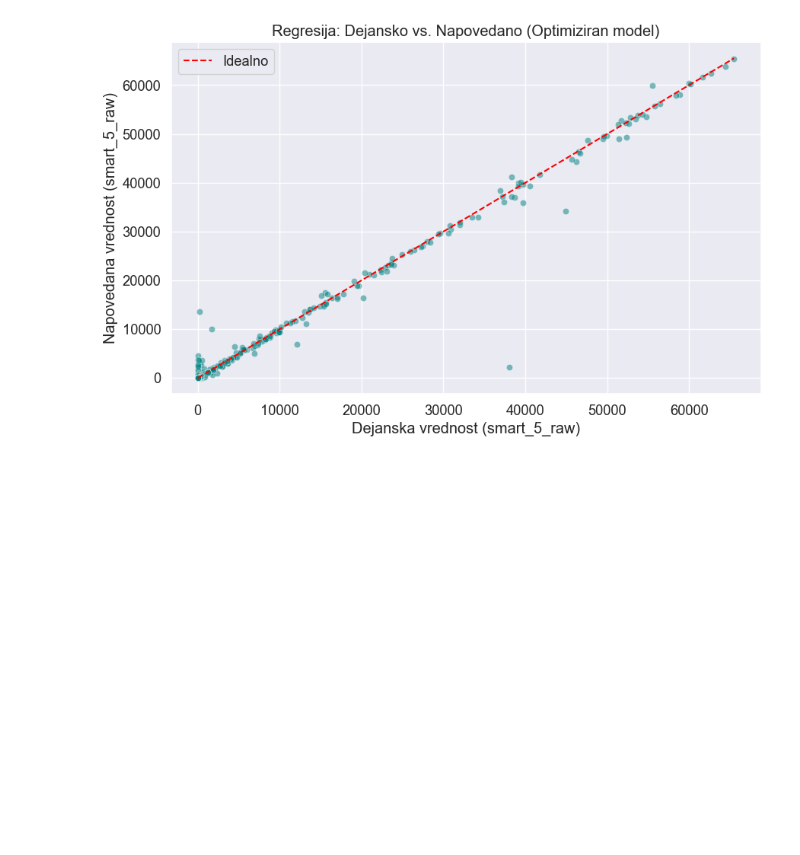
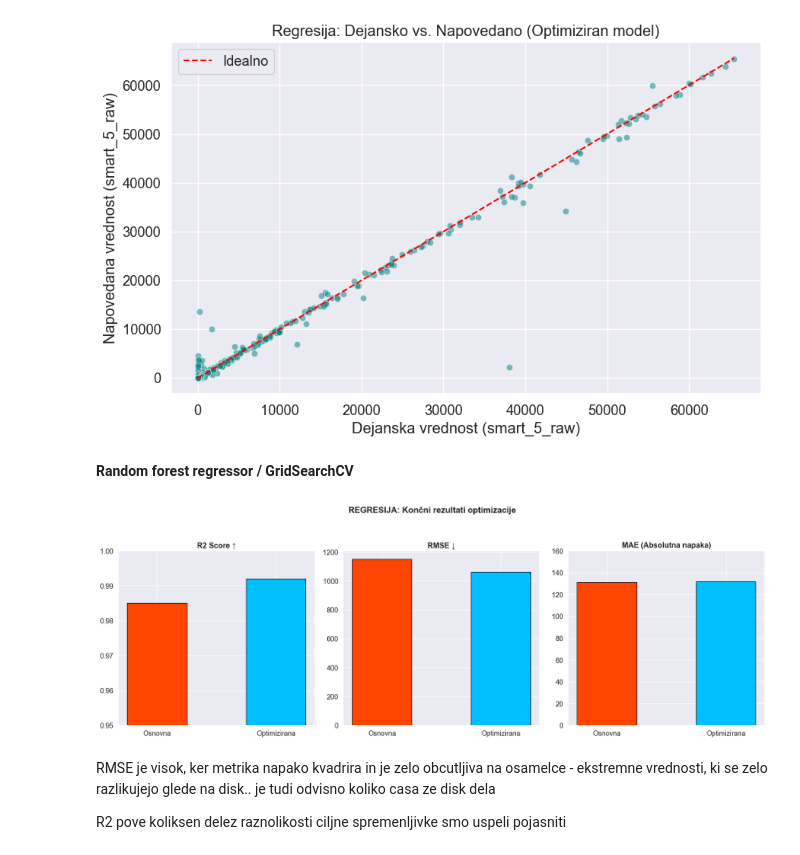
Before and after one commit to Luka-Petek/diskFailurePrediction, a Jupyter notebook: predict.ipynb, the cells around one changed output. Saved outputs shown, nothing was run; the diff lists cells and outputs as text; code cells hidden in the pictures; blank space fills up the shorter version.

```diff
--- a/predict.ipynb
+++ b/predict.ipynb
@@ -899,3 +973,39 @@ plt.legend()
 plt.show()
 # %% [output]
 [figure]
+# %% [markdown]
+**Random forest regressor / GridSearchCV**
+# %%
+import matplotlib.pyplot as plt
+import numpy as np
+
+# [R2, RMSE, MAE]
+reg_before = [0.985, 1150.22, 131.32]
+reg_after = [0.992, 1062.45, 132.04] # Tvoj točen rezultat po CV
+
+width = 0.5
+fig, (ax1, ax2, ax3) = plt.subplots(1, 3, figsize=(18, 6))
+
+ax1.bar('Osnovna', reg_before[0], width, color='#FF4500', edgecolor='black')
+ax1.bar('Optimizirana', reg_after[0], width, color='#00BFFF', edgecolor='black')
+ax1.set_ylim(0.95, 1.0)
+ax1.set_title('R2 Score ↑', fontweight='bold')
+
+ax2.bar('Osnovna', reg_before[1], width, color='#FF4500', edgecolor='black')
+ax2.bar('Optimizirana', reg_after[1], width, color='#00BFFF', edgecolor='black')
+ax2.set_title('RMSE ↓', fontweight='bold')
+
+ax3.bar('Osnovna', reg_before[2], width, color='#FF4500', edgecolor='black')
+ax3.bar('Optimizirana', reg_after[2], width, color='#00BFFF', edgecolor='black')
+ax3.set_title('MAE (Absolutna napaka)', fontweight='bold')
+ax3.set_ylim(0, 160)
+
+plt.suptitle('REGRESIJA: Končni rezultati optimizacije', fontsize=16, fontweight='bold', y=1.05)
+plt.tight_layout()
+plt.show()
+# %% [output]
+[figure, added]
+# %% [markdown]
+RMSE je visok, ker metrika napako kvadrira in je zelo obcutljiva na osamelce - ekstremne vrednosti, ki se zelo razlikujejo glede na disk.. je tudi odvisno koliko casa ze disk dela
+
+R2 pove koliksen delez raznolikosti ciljne spremenljivke smo uspeli pojasniti
```
Also changed, not shown: parts of 9 cells of this notebook.
